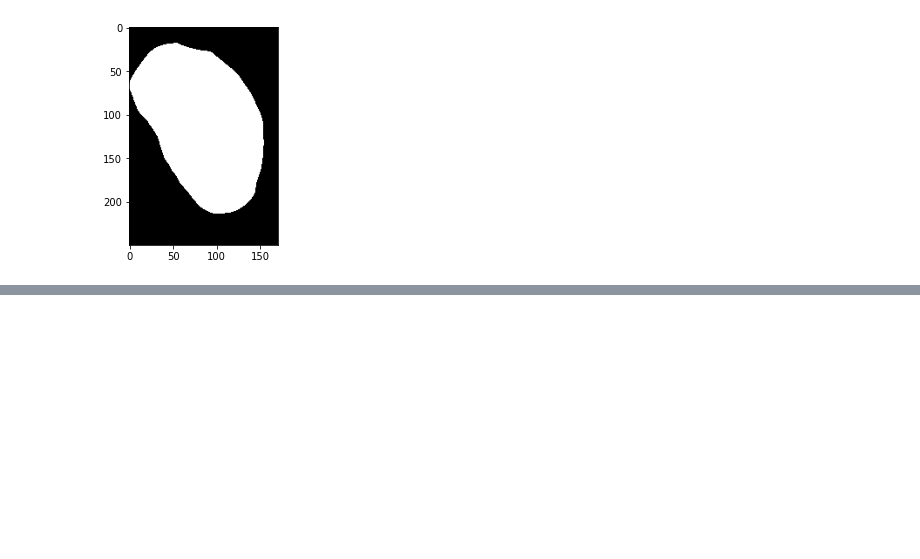
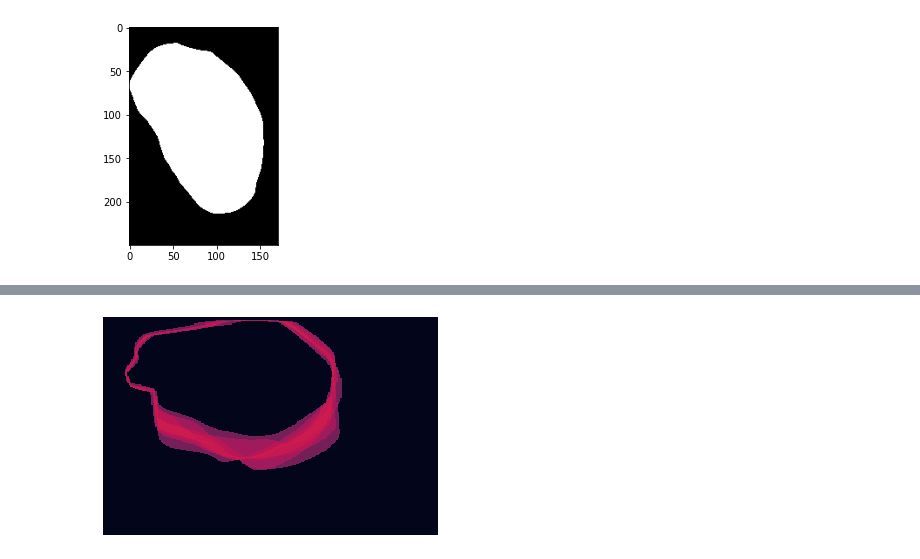
Before and after one commit to vlbthambawita/singan-polyp-aug-exp, a Jupyter notebook: notebooks/check_diversity_of_fakes.ipynb, the cells around one changed output, grey strips where cells are left out. Saved outputs shown, nothing was run; the diff lists cells and outputs as text; code cells hidden in the pictures; blank space fills up the shorter version.

```diff
--- a/notebooks/check_diversity_of_fakes.ipynb
+++ b/notebooks/check_diversity_of_fakes.ipynb
@@ -45,0 +134,8 @@ def stack_masks(img_id):
+# %%
+std = np.std(stk_msks, axis=2)
+# %%
+ax = sns.heatmap(std, vmin=0, vmax=255,  xticklabels=False, yticklabels=False, cbar=False)
+fig = ax.get_figure()
+fig.savefig("std_id_1.pdf")
+# %% [output]
+[figure, added]
```
Also changed, not shown: parts of 17 cells of this notebook, 17 other files.
